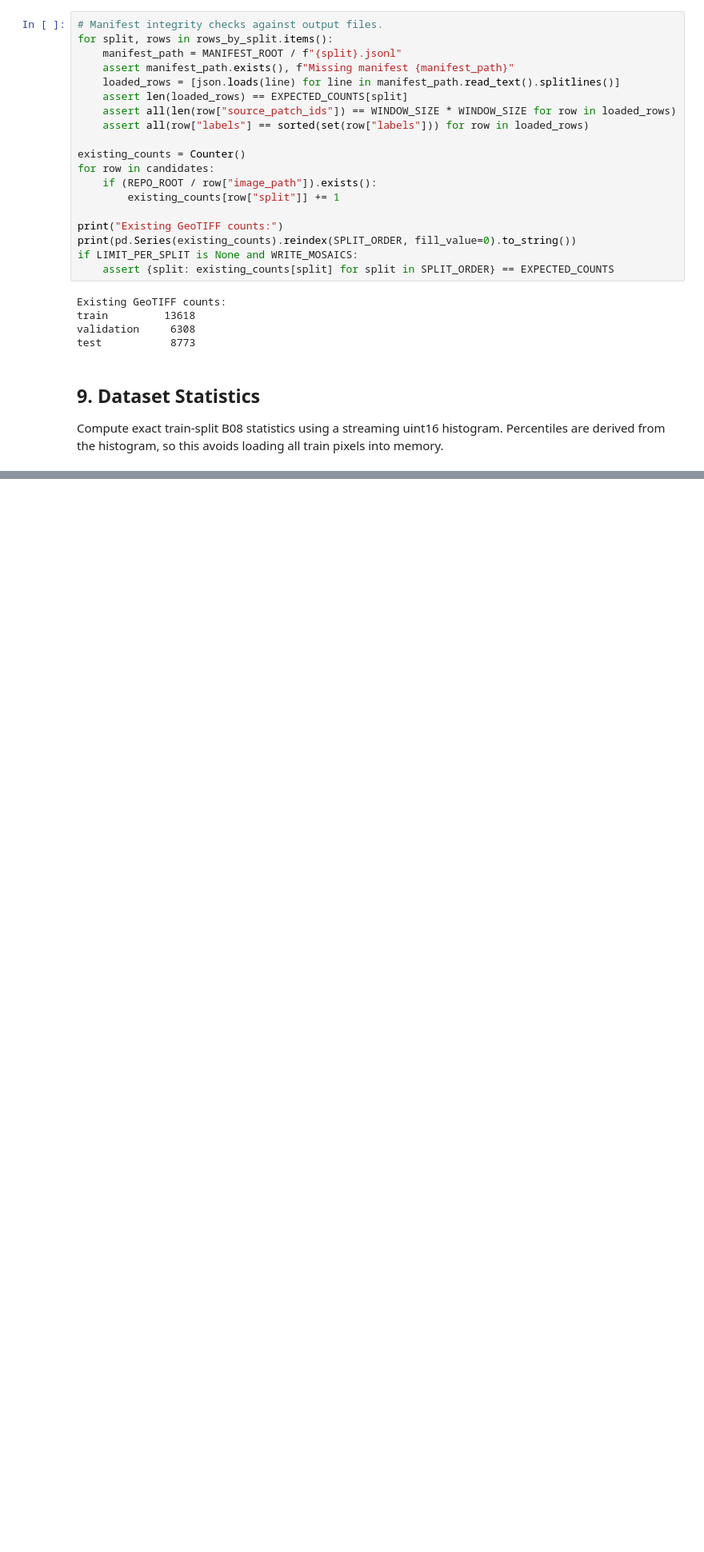
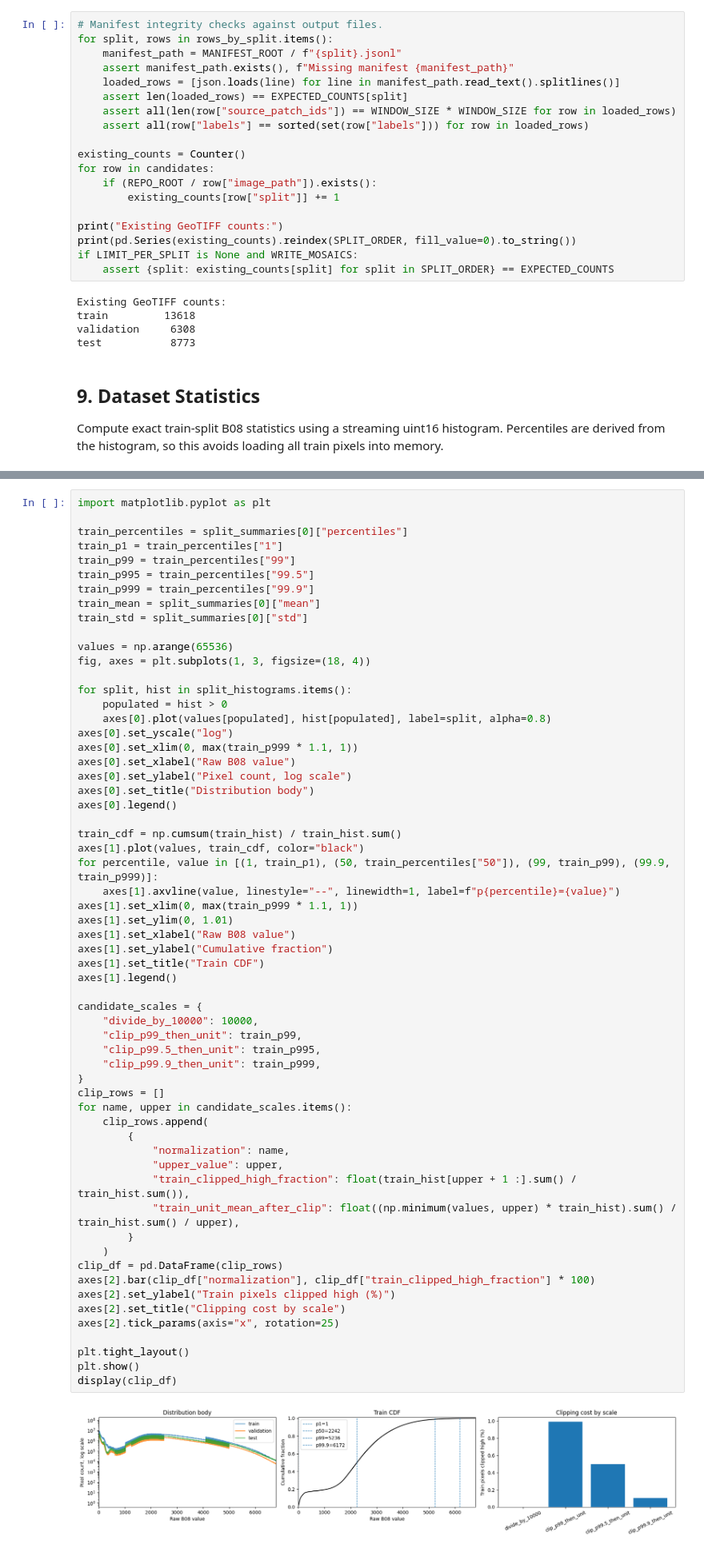
Before and after one commit to bacobax/IR-generative-study, a Jupyter notebook: docs/notebooks/bigearthnet_s2_b08_5x5_creation.ipynb, the cells around one changed output, grey strips where cells are left out. Shown at 80% size. Cells and saved outputs as stored; diff of their text form; blank space fills up the shorter version.

```diff
--- a/docs/notebooks/bigearthnet_s2_b08_5x5_creation.ipynb
+++ b/docs/notebooks/bigearthnet_s2_b08_5x5_creation.ipynb
@@ -703,0 +842,62 @@ Wrote data/derived/bigearthnet_s2_b08_5x5_stride3/stats/train_b08_stats.json
+# %%
+import matplotlib.pyplot as plt
+
+train_percentiles = split_summaries[0]["percentiles"]
+train_p1 = train_percentiles["1"]
+train_p99 = train_percentiles["99"]
+train_p995 = train_percentiles["99.5"]
+train_p999 = train_percentiles["99.9"]
+train_mean = split_summaries[0]["mean"]
+train_std = split_summaries[0]["std"]
+
+values = np.arange(65536)
+fig, axes = plt.subplots(1, 3, figsize=(18, 4))
+
+for split, hist in split_histograms.items():
+    populated = hist > 0
+    axes[0].plot(values[populated], hist[populated], label=split, alpha=0.8)
+axes[0].set_yscale("log")
+axes[0].set_xlim(0, max(train_p999 * 1.1, 1))
+axes[0].set_xlabel("Raw B08 value")
+axes[0].set_ylabel("Pixel count, log scale")
+axes[0].set_title("Distribution body")
+axes[0].legend()
+
+train_cdf = np.cumsum(train_hist) / train_hist.sum()
+axes[1].plot(values, train_cdf, color="black")
+for percentile, value in [(1, train_p1), (50, train_percentiles["50"]), (99, train_p99), (99.9, train_p999)]:
+    axes[1].axvline(value, linestyle="--", linewidth=1, label=f"p{percentile}={value}")
+axes[1].set_xlim(0, max(train_p999 * 1.1, 1))
+axes[1].set_ylim(0, 1.01)
+axes[1].set_xlabel("Raw B08 value")
+axes[1].set_ylabel("Cumulative fraction")
+axes[1].set_title("Train CDF")
+axes[1].legend()
+
+candidate_scales = {
+    "divide_by_10000": 10000,
+    "clip_p99_then_unit": train_p99,
+    "clip_p99.5_then_unit": train_p995,
+    "clip_p99.9_then_unit": train_p999,
+}
+clip_rows = []
+for name, upper in candidate_scales.items():
+    clip_rows.append(
+        {
+            "normalization": name,
+            "upper_value": upper,
+            "train_clipped_high_fraction": float(train_hist[upper + 1 :].sum() / train_hist.sum()),
+            "train_unit_mean_after_clip": float((np.minimum(values, upper) * train_hist).sum() / train_hist.sum() / upper),
+        }
+    )
+clip_df = pd.DataFrame(clip_rows)
+axes[2].bar(clip_df["normalization"], clip_df["train_clipped_high_fraction"] * 100)
+axes[2].set_ylabel("Train pixels clipped high (%)")
+axes[2].set_title("Clipping cost by scale")
+axes[2].tick_params(axis="x", rotation=25)
+
+plt.tight_layout()
+plt.show()
+display(clip_df)
+# %% [output]
+[figure, added]
```
Also changed, not shown: parts of 7 cells of this notebook, 19 other files.
